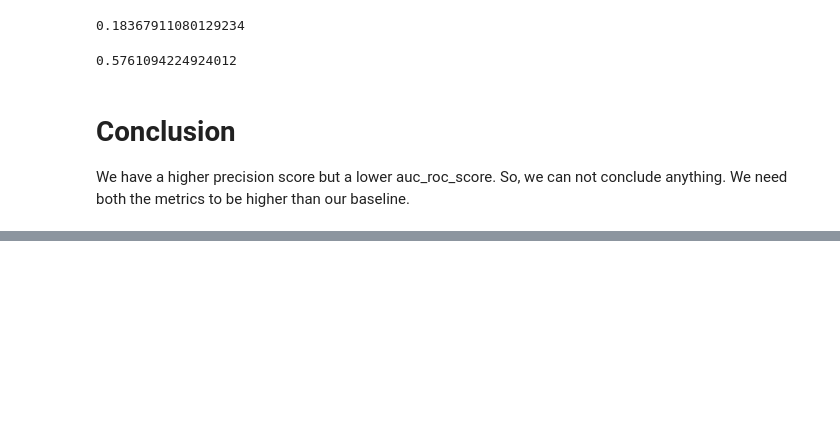
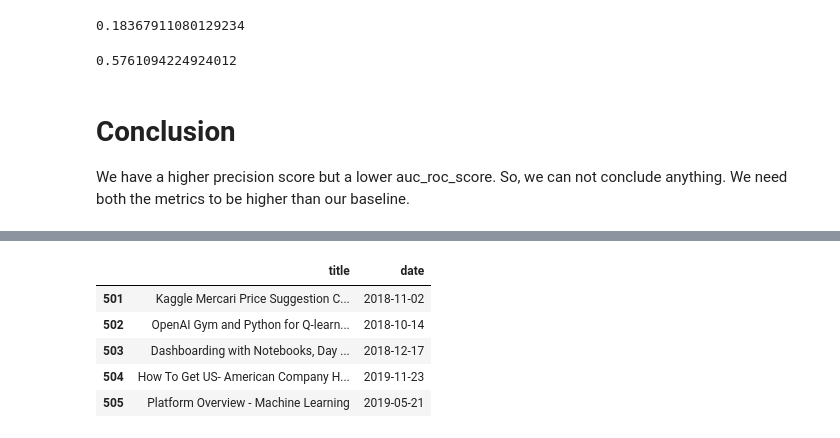
Before and after one commit to geeklicantropo/PORTFOLIO-Data-Science-In-Progress-, a Jupyter notebook: YOUTUBE_VIDEO_RECOMENDER/Model 2.ipynb, the cells around one changed output, grey strips where cells are left out. Cells and saved outputs as stored; diff of their text form; code cells hidden in the pictures; blank space fills up the shorter version.

```diff
--- a/YOUTUBE_VIDEO_RECOMENDER/Model 2.ipynb
+++ b/YOUTUBE_VIDEO_RECOMENDER/Model 2.ipynb
@@ -261,0 +271,4 @@ roc_auc_score(yval, p)
+# %%
+df_unlabeled = pd.read_csv("raw_data_with_labels.csv", index_col=0)
+df_unlabeled = df_unlabeled[df_unlabeled['y'].isnull()].dropna(how='all')
+df_unlabeled.shape
@@ -261,0 +282,35 @@ roc_auc_score(yval, p)
+# %%
+df_limpo_u = pd.DataFrame(index=df_unlabeled.index)
+df_limpo_u['title'] = df_unlabeled['watch-title']
+# %%
+clean_date = df_unlabeled['watch-time-text'].str.extract(r"(\d+) de ([a-z]+)\. de (\d+)")
+clean_date[0] = clean_date[0].map(lambda x: "0"+x[0] if len(x) == 1 else x)
+#clean_date[1] = clean_date[1].map(lambda x: x[0].upper()+x[1:])
+
+mapa_meses = {"jan": "Jan",
+              "fev": "Feb",
+              "mar": "Mar",
+              "abr": "Apr",
+              "mai": "May",
+              "jun": "Jun",
+              "jul": "Jul",
+              "ago": "Aug",
+              "set": "Sep",
+              "out": "Oct",
+              "nov": "Nov",
+              "dez": "Dec"}
+
+clean_date[1] = clean_date[1].map(mapa_meses)
+
+clean_date = clean_date.apply(lambda x: " ".join(x), axis=1)
+clean_date.head()
+df_limpo_u['date'] = pd.to_datetime(clean_date, format="%d %b %Y")
+# %%
+df_limpo_u.head()
+# %% [output]
+|  | title | date |
+| 501 | Kaggle Mercari Price Suggestion C... | 2018-11-02 |
+| 502 | OpenAI Gym and Python for Q-learn... | 2018-10-14 |
+| 503 | Dashboarding with Notebooks, Day ... | 2018-12-17 |
+| 504 | How To Get US- American Company H... | 2019-11-23 |
+| 505 | Platform Overview - Machine Learning | 2019-05-21 |
```
Also changed, not shown: parts of 24 cells of this notebook, 3 other files.
